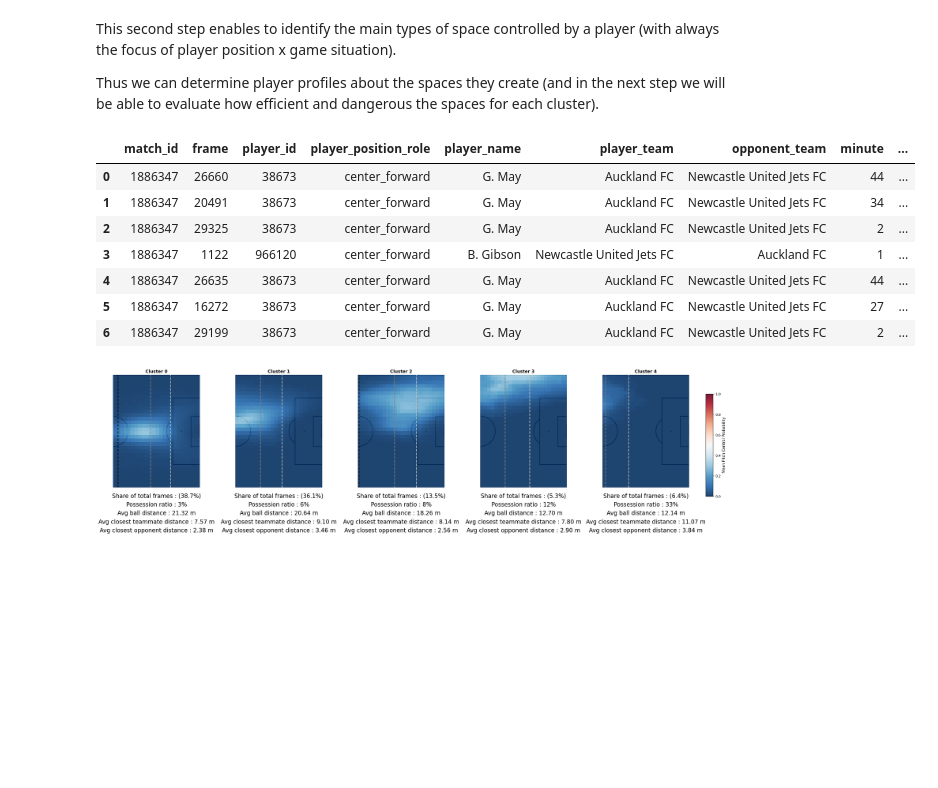
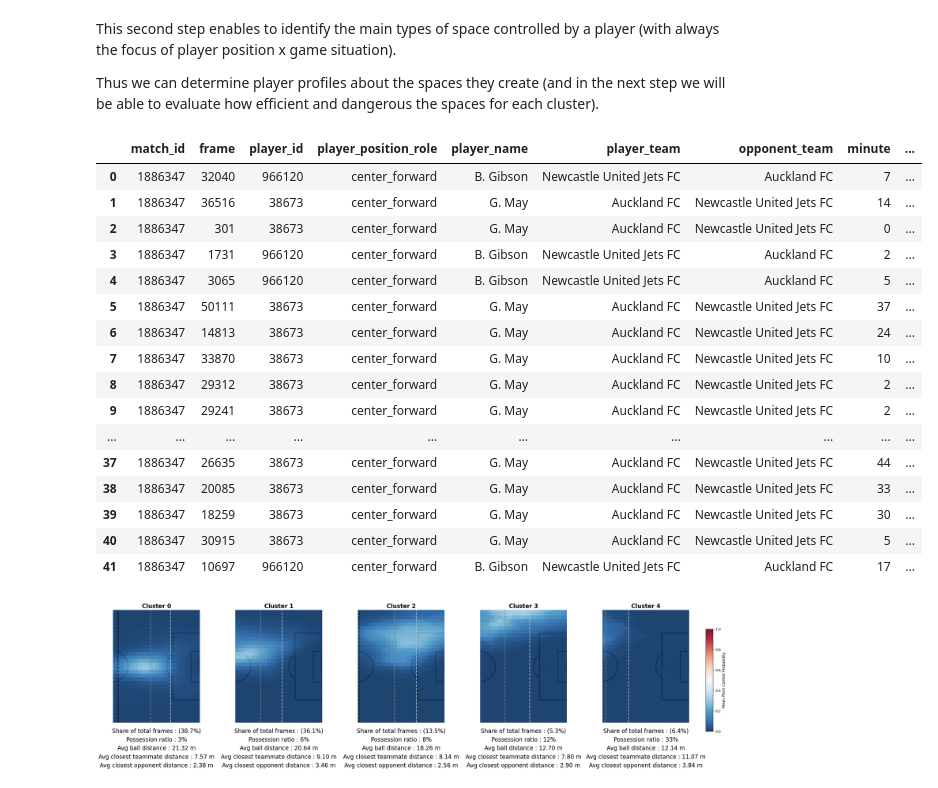
Before and after one commit to TustiWutsi/analytics_cup_research, a Jupyter notebook: submission.ipynb, the cells around one changed output. Drawn from its saved outputs; the diff is of its cells as text; code cells hidden in the pictures; blank space fills up the shorter version.

```diff
--- a/submission.ipynb
+++ b/submission.ipynb
@@ -72,7 +95,7 @@ results = extract_all_for_position_across_match(
         player_position=player_position,
         game_situation=game_situation,
         df=df_processed,
-        sample_size=10,
+        sample_size=50,
         resolution=1
     )
 # %% [output]
@@ -134,31 +159,40 @@ Thus we can determine player profiles about the spaces they create (and in the n
 # %%
 # RUN ON A SINGLE MATCH
 
-X, meta = prepare_clustering_features_single_match(
+X_single_match, meta_single_match = prepare_clustering_features_single_match(
     results= results,
     processed_df= df_processed,
     match_id= 1886347,
     game_situation= game_situation
 )
 
-meta_clusters = predict_clusters(
+meta_single_match = predict_clusters(
     player_position=player_position,
     game_situation=game_situation,
-    X=X,
-    meta=meta,
+    X=X_single_match,
+    meta=meta_single_match,
     model_local=True
 )
 # %%
-meta_clusters
+meta_single_match
 # %% [output]
 |  | match_id | frame | player_id | player_position_role | player_name | player_team | opponent_team | minute | ... |
-| 0 | 1886347 | 26660 | 38673 | center_forward | G. May | Auckland FC | Newcastle United Jets FC | 44 | ... |
-| 1 | 1886347 | 20491 | 38673 | center_forward | G. May | Auckland FC | Newcastle United Jets FC | 34 | ... |
-| 2 | 1886347 | 29325 | 38673 | center_forward | G. May | Auckland FC | Newcastle United Jets FC | 2 | ... |
-| 3 | 1886347 | 1122 | 966120 | center_forward | B. Gibson | Newcastle United Jets FC | Auckland FC | 1 | ... |
-| 4 | 1886347 | 26635 | 38673 | center_forward | G. May | Auckland FC | Newcastle United Jets FC | 44 | ... |
-| 5 | 1886347 | 16272 | 38673 | center_forward | G. May | Auckland FC | Newcastle United Jets FC | 27 | ... |
-| 6 | 1886347 | 29199 | 38673 | center_forward | G. May | Auckland FC | Newcastle United Jets FC | 2 | ... |
+| 0 | 1886347 | 32040 | 966120 | center_forward | B. Gibson | Newcastle United Jets FC | Auckland FC | 7 | ... |
+| 1 | 1886347 | 36516 | 38673 | center_forward | G. May | Auckland FC | Newcastle United Jets FC | 14 | ... |
+| 2 | 1886347 | 301 | 38673 | center_forward | G. May | Auckland FC | Newcastle United Jets FC | 0 | ... |
+| 3 | 1886347 | 1731 | 966120 | center_forward | B. Gibson | Newcastle United Jets FC | Auckland FC | 2 | ... |
+| 4 | 1886347 | 3065 | 966120 | center_forward | B. Gibson | Newcastle United Jets FC | Auckland FC | 5 | ... |
+| 5 | 1886347 | 50111 | 38673 | center_forward | G. May | Auckland FC | Newcastle United Jets FC | 37 | ... |
+| 6 | 1886347 | 14813 | 38673 | center_forward | G. May | Auckland FC | Newcastle United Jets FC | 24 | ... |
+| 7 | 1886347 | 33870 | 38673 | center_forward | G. May | Auckland FC | Newcastle United Jets FC | 10 | ... |
+| 8 | 1886347 | 29312 | 38673 | center_forward | G. May | Auckland FC | Newcastle United Jets FC | 2 | ... |
+| 9 | 1886347 | 29241 | 38673 | center_forward | G. May | Auckland FC | Newcastle United Jets FC | 2 | ... |
+| ... | ... | ... | ... | ... | ... | ... | ... | ... | ... |
+| 37 | 1886347 | 26635 | 38673 | center_forward | G. May | Auckland FC | Newcastle United Jets FC | 44 | ... |
+| 38 | 1886347 | 20085 | 38673 | center_forward | G. May | Auckland FC | Newcastle United Jets FC | 33 | ... |
+| 39 | 1886347 | 18259 | 38673 | center_forward | G. May | Auckland FC | Newcastle United Jets FC | 30 | ... |
+| 40 | 1886347 | 30915 | 38673 | center_forward | G. May | Auckland FC | Newcastle United Jets FC | 5 | ... |
+| 41 | 1886347 | 10697 | 966120 | center_forward | B. Gibson | Newcastle United Jets FC | Auckland FC | 17 | ... |
 # %%
 # RUN ON ALL MATCHES AND SAVE OUTPUTS
 
```
Also changed, not shown: parts of 22 cells of this notebook, 19 other files.
